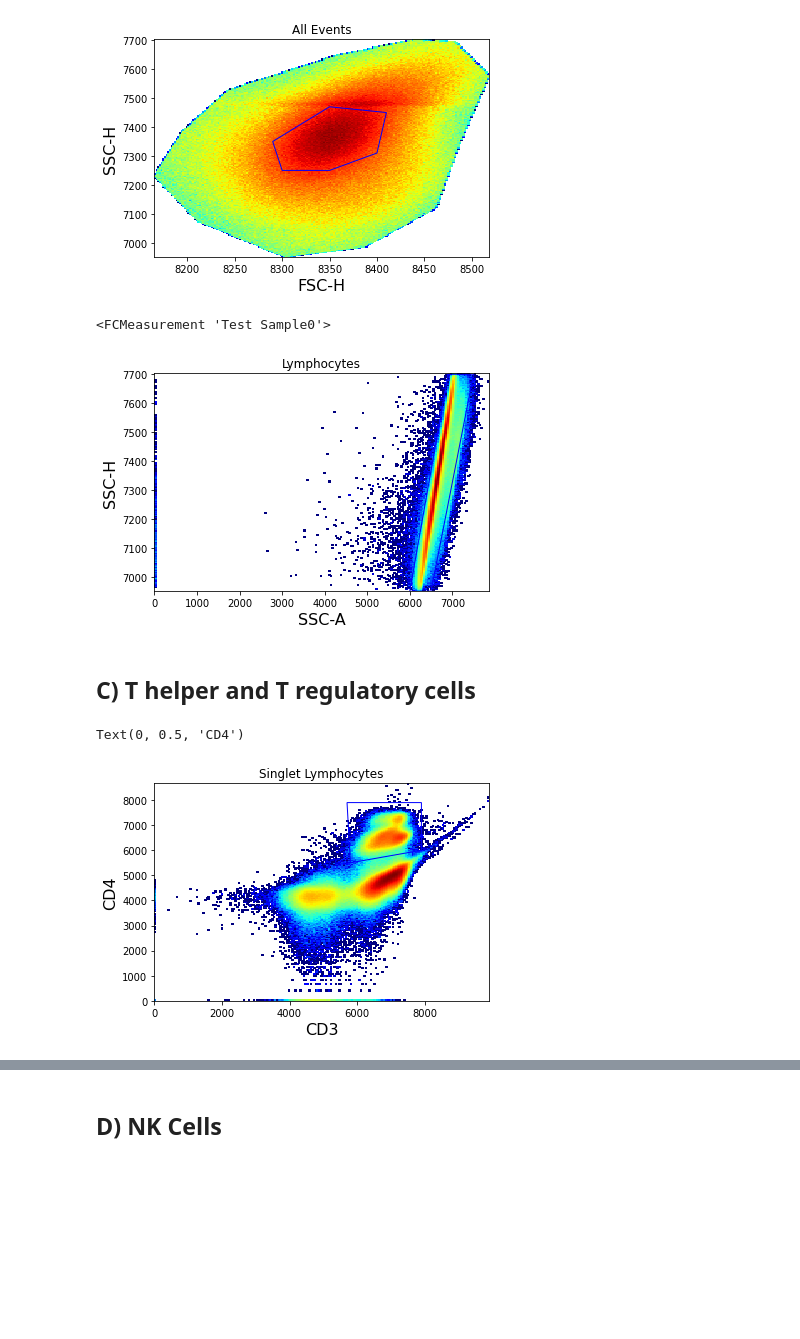
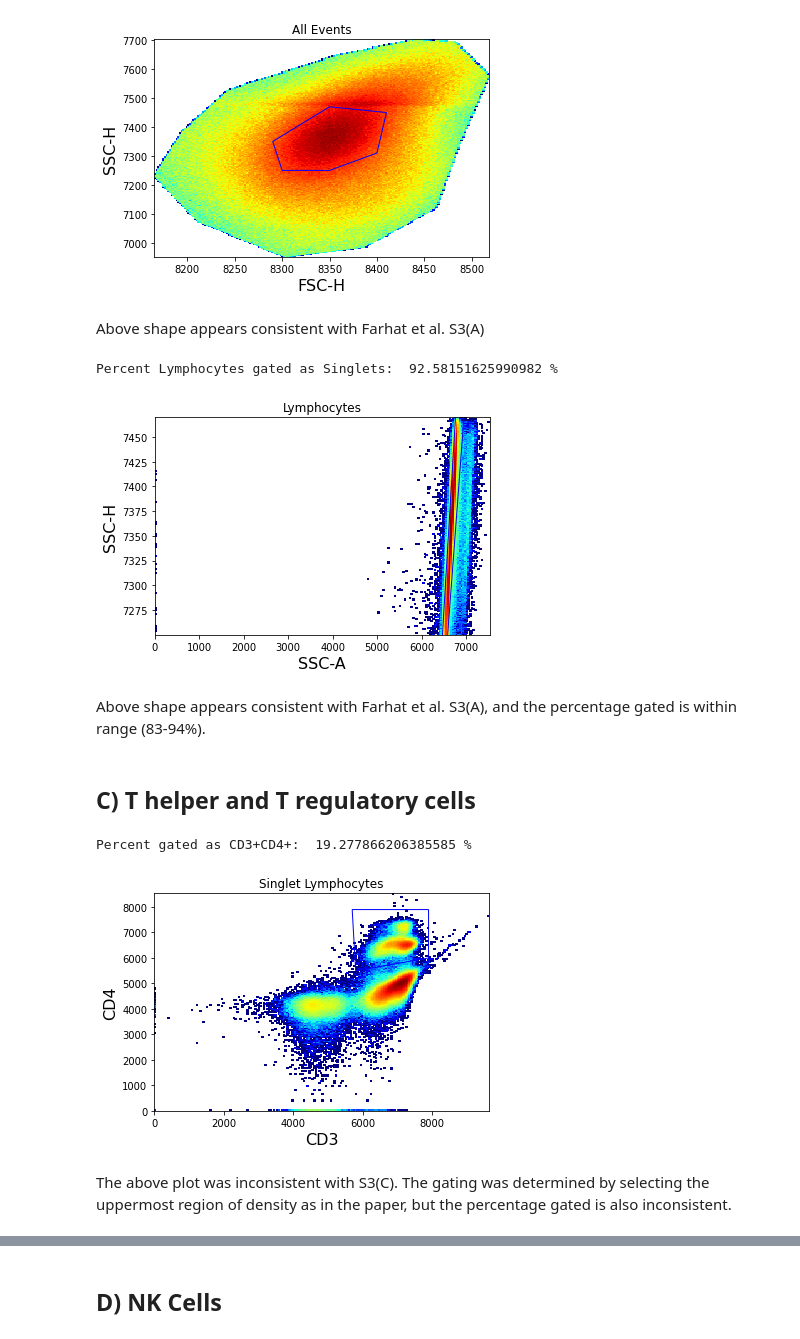
Before and after one commit to meyer-lab/gc-valent, a Jupyter notebook: ckine/liveCellGating_0423_plate1.ipynb, the cells around one changed output, grey strips where cells are left out. Drawn from its saved outputs; the diff is of its cells as text; code cells hidden in the pictures; blank space fills up the shorter version.

Commit message:
Update lymphocyte gating and annotate first notebook.

```diff
--- a/ckine/liveCellGating_0423_plate1.ipynb
+++ b/ckine/liveCellGating_0423_plate1.ipynb
@@ -41,15 +43,20 @@ plt.title("All Events")
 # %% [output]
 Text(0.5, 1.0, 'All Events')
 [figure]
+# %% [markdown]
+Above shape appears consistent with Farhat et al. S3(A)
 # %%
-sample_all.gate(lymphocyte_gate)
-singlet_gate = PolyGate([(6000, 6950), (6900, 7700), (7500, 7700), (6500, 6950)], ('SSC-A', 'SSC-H'), region='in', name='nk')
+sample_all = sample_all.gate(lymphocyte_gate)
+singlet_gate = PolyGate([(6400, 7200), (6800, 7500), (7000, 7500), (6500, 7200)], ('SSC-A', 'SSC-H'), region='in', name='nk')
 _ = sample_all.plot(["SSC-A","SSC-H"], gates=singlet_gate, cmap=cm.jet)
 plt.title("Lymphocytes")
-sample_all.gate(singlet_gate)
+print("Percent Lymphocytes gated as Singlets: ", sample_all.gate(singlet_gate).counts/sample_all.counts*100., "%")
+sample_all = sample_all.gate(singlet_gate)
 # %% [output]
-<FCMeasurement 'Test Sample0'>
+Percent Lymphocytes gated as Singlets:  92.58151625990982 %
-[figure, old version]
+[figure, new version]
+# %% [markdown]
+Above shape appears consistent with Farhat et al. S3(A), and the percentage gated is within range (83-94%).
 # %% [markdown]
 ## C) T helper and T regulatory cells
 # %%
@@ -58,8 +65,11 @@ _ = sample_all.plot(['VL4-H','VL6-H'], gates=cd3cd4_gate, cmap=cm.jet) #CD3, CD4
 plt.title("Singlet Lymphocytes")
 plt.xlabel("CD3")
 plt.ylabel("CD4")
+print("Percent gated as CD3+CD4+: ", sample_all.gate(cd3cd4_gate).counts/sample_all.counts*100., "%")
 # %% [output]
-Text(0, 0.5, 'CD4')
+Percent gated as CD3+CD4+:  19.277866206385585 %
-[figure, old version]
+[figure, new version]
+# %% [markdown]
+The above plot was inconsistent with S3(C). The gating was determined by selecting the uppermost region of density as in the paper, but the percentage gated is also inconsistent.
 # %%
 samplecd3cd4 = sample_all.gate(cd3cd4_gate)
```
Also changed, not shown: parts of 17 cells of this notebook.
